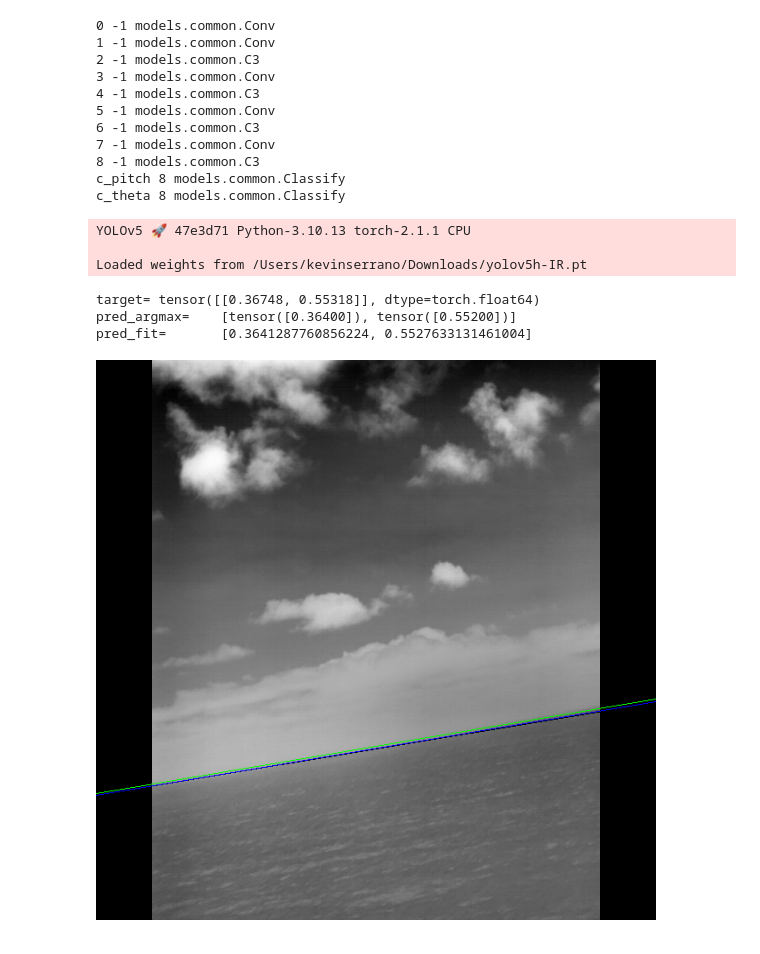
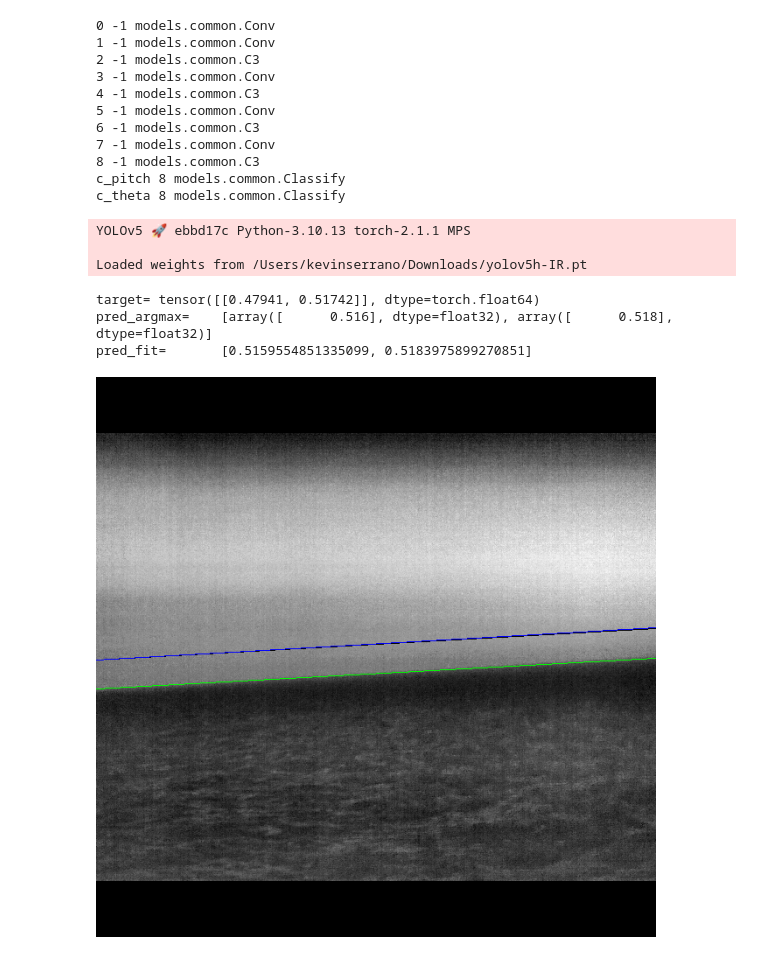
Before and after one commit to BSB-Group/yolov5, a Jupyter notebook: horizon/tests.ipynb, the cells around one changed output. Cells and saved outputs as stored; diff of their text form; code cells hidden in the pictures.

```diff
--- a/horizon/tests.ipynb
+++ b/horizon/tests.ipynb
@@ -87,7 +87,7 @@ from models.custom import HorizonModel
 from horizon.dataloaders import (
     get_train_rgb_dataloader,
     get_val_rgb_dataloader,
-    get_train_ir16bit_dataseloader,
+    get_train_ir16bit_dataloader,
     get_val_ir16bit_dataloader,
 )
 
@@ -102,7 +102,7 @@ imgsz = 640
 # imgsz = 1280
 
 weights = f'../runs/horizon/train/{dataset_name}/best.pt'
-model = HorizonModel(weights)
+model = HorizonModel(weights, device="mps")
 
 if "RGB" in dataset_name:
     dataloader = get_val_rgb_dataloader(
@@ -129,10 +129,10 @@ else:
         imgsz=imgsz,
         batch_size=batch_size,
         num_workers=0,
-        shuffle=True,
+        # shuffle=True,
     )
 # %% [output]
-YOLOv5 🚀 47e3d71 Python-3.10.13 torch-2.1.1 CPU
+YOLOv5 🚀 ebbd17c Python-3.10.13 torch-2.1.1 MPS
 
 Loaded weights from /Users/kevinserrano/Downloads/yolov5h-IR.pt
 # %%
@@ -146,9 +146,12 @@ with torch.no_grad():
     x_pitch, x_theta = model(image.to(model.device))
 
 (y_pitch, score_pitch), (y_theta, score_theta) = model.postprocess(x_pitch, x_theta)
+y_pitch, y_theta = y_pitch.cpu().numpy(), y_theta.cpu().numpy()
+
 (mu_pitch, amp_pitch, sigma_pitch), (mu_theta, amp_theta, sigma_theta) = (
     model.postprocess_curve_fit(x_pitch, x_theta)
 )
+
 
 print(f"target=\t{target}")
 print(f"pred_argmax=\t{[y_pitch, y_theta]}")
@@ -170,34 +173,34 @@ df_gauss = pd.DataFrame(
         "pitch_gauss": gaussian(x_data, amp_pitch, mu_pitch, sigma_pitch),
         "theta_gauss": gaussian(x_data, amp_theta, mu_theta, sigma_theta),
     }
 )
 
 fig = px.line(df_gauss, x="x_gauss", y=["pitch_gauss", "theta_gauss"])
 fig.add_bar(x=x, y=x_pitch, name="pitch", marker=dict(color="blue", opacity=0.5))
 fig.add_bar(x=x, y=x_theta, name="theta", marker=dict(color="red", opacity=0.5))
 fig.update_layout(barmode="overlay", title="Horizon Predictions")
 # set height and tight layout
 fig.update_layout(height=300)  # , margin=dict(l=0, r=0, t=0, b=0))
 fig.show()
 
 I = (image[0].permute(1, 2, 0) * 255).numpy().astype(np.uint8)
 diameter = 1
 I = draw_horizon(
     I, pitch_theta=(target[0][0], target[0][1]), color=(0, 255, 0), diameter=diameter
 )
 I = draw_horizon(
     I, pitch_theta=(y_pitch[0], y_theta[0]), color=(0, 0, 0), diameter=diameter
 )
 I = draw_horizon(
     I,
     pitch_theta=(mu_pitch, mu_theta),
     color=(0, 0, 255),
     diameter=diameter,
 )
 I = Image.fromarray(I)
 I  # .reduce(2) if I.width >= 1024 else I
 # %% [output]
-target= tensor([[0.36748, 0.55318]], dtype=torch.float64)
-pred_argmax=    [tensor([0.36400]), tensor([0.55200])]
-pred_fit=       [0.3641287760856224, 0.5527633131461004]
+target= tensor([[0.47941, 0.51742]], dtype=torch.float64)
+pred_argmax=    [array([      0.516], dtype=float32), array([      0.518], dtype=float32)]
+pred_fit=       [0.5159554851335099, 0.5183975899270851]
-[figure, old version]
+[figure, new version]
```
Also changed, not shown: parts of 2 cells of this notebook, 2 other files.
